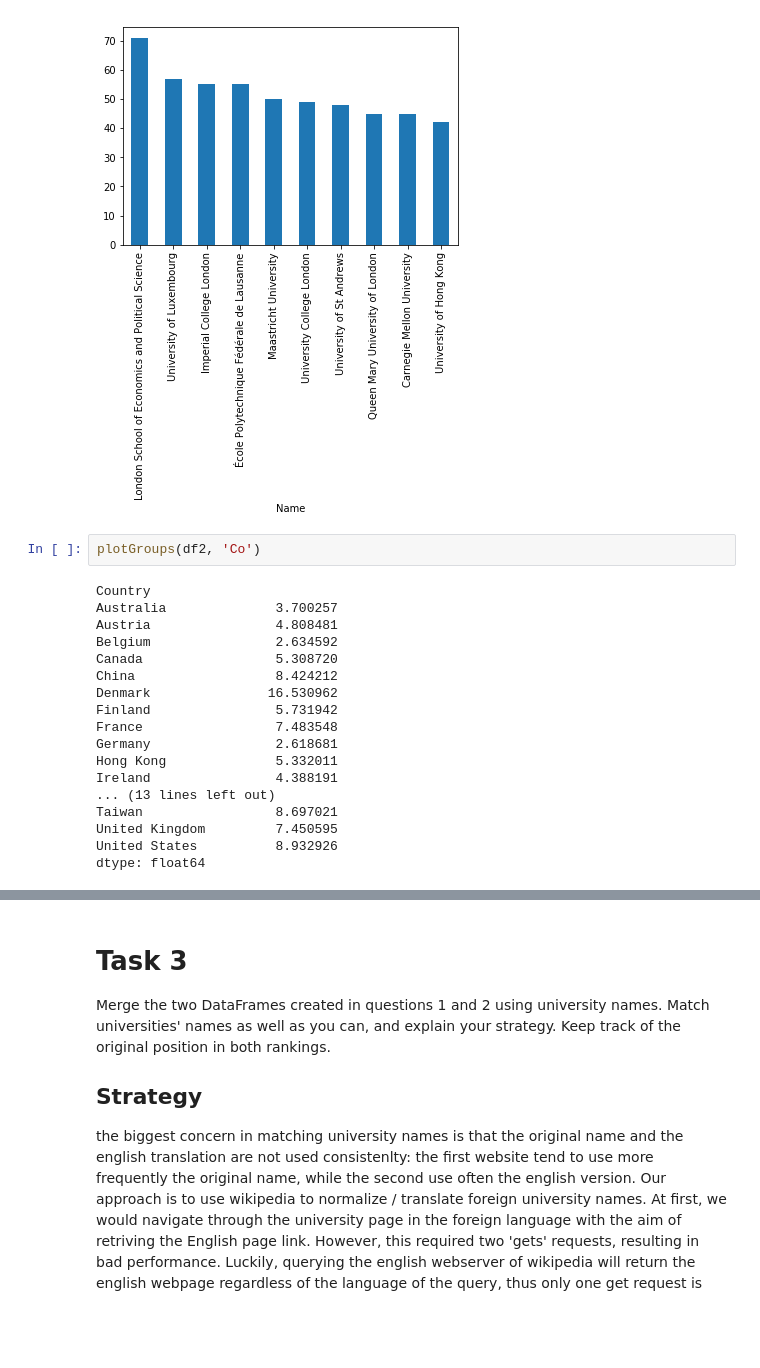
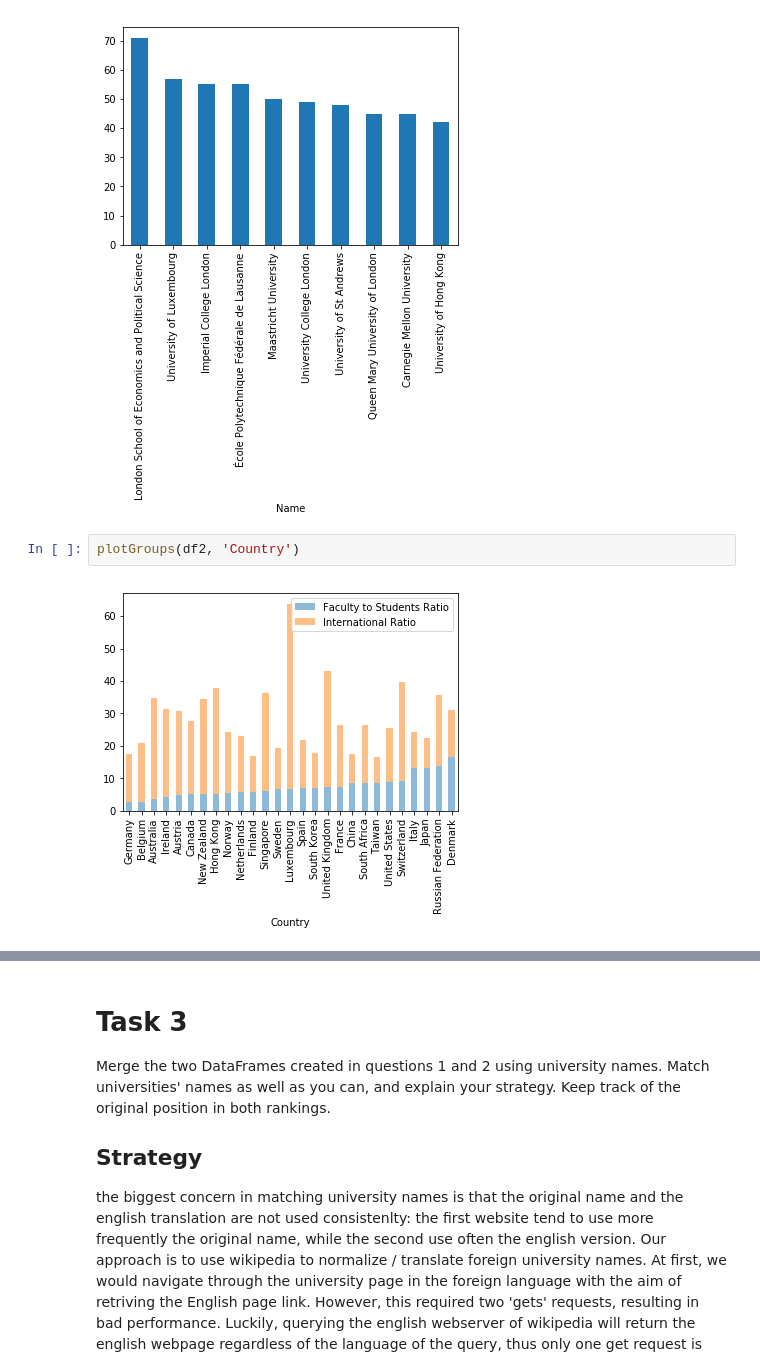
Before and after one commit to pmichele/ADA-Group, a Jupyter notebook: Michele/02 - Data from the Web/Homework 2.ipynb, the cells around one changed output, grey strips where cells are left out. Saved outputs shown, nothing was run; the diff lists cells and outputs as text; blank space fills up the shorter version.

Commit message:
Improving Graphs but committing changes this time

```diff
--- a/Michele/02 - Data from the Web/Homework 2.ipynb
+++ b/Michele/02 - Data from the Web/Homework 2.ipynb
@@ -230,22 +230,6 @@ bestRatios(df2['Ratio Intl Students'])
 <matplotlib.axes._subplots.AxesSubplot at 0x...>
 [figure]
 # %%
-plotGroups(df2, 'Co')
+plotGroups(df2, 'Country')
 # %% [output]
-Country
-Australia              3.700257
-Austria                4.808481
-Belgium                2.634592
-Canada                 5.308720
-China                  8.424212
-Denmark               16.530962
-Finland                5.731942
-France                 7.483548
-Germany                2.618681
-Hong Kong              5.332011
-Ireland                4.388191
-... (13 lines left out)
-Taiwan                 8.697021
-United Kingdom         7.450595
-United States          8.932926
-dtype: float64
+[figure, added]
```
Also changed, not shown: parts of 4 cells of this notebook.
